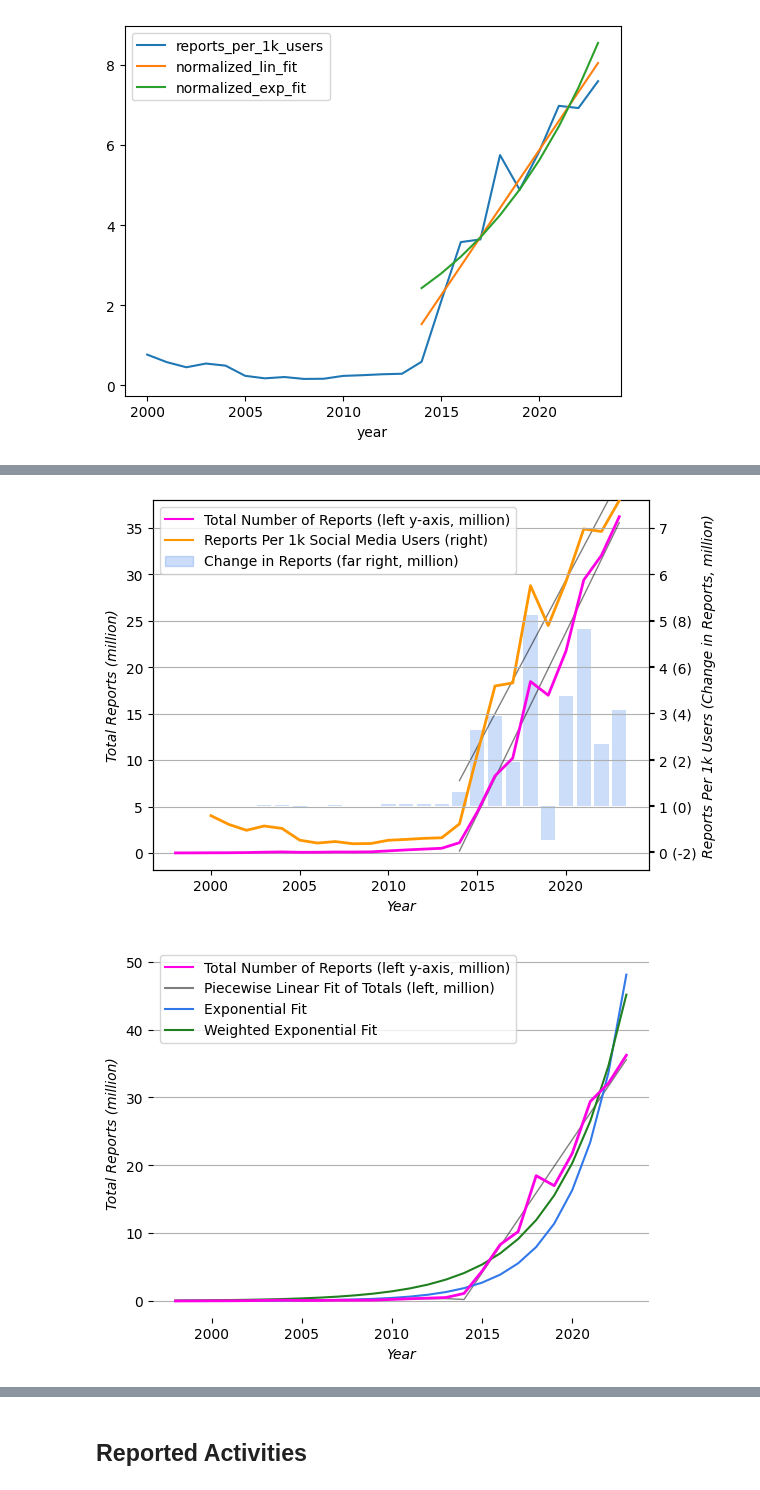
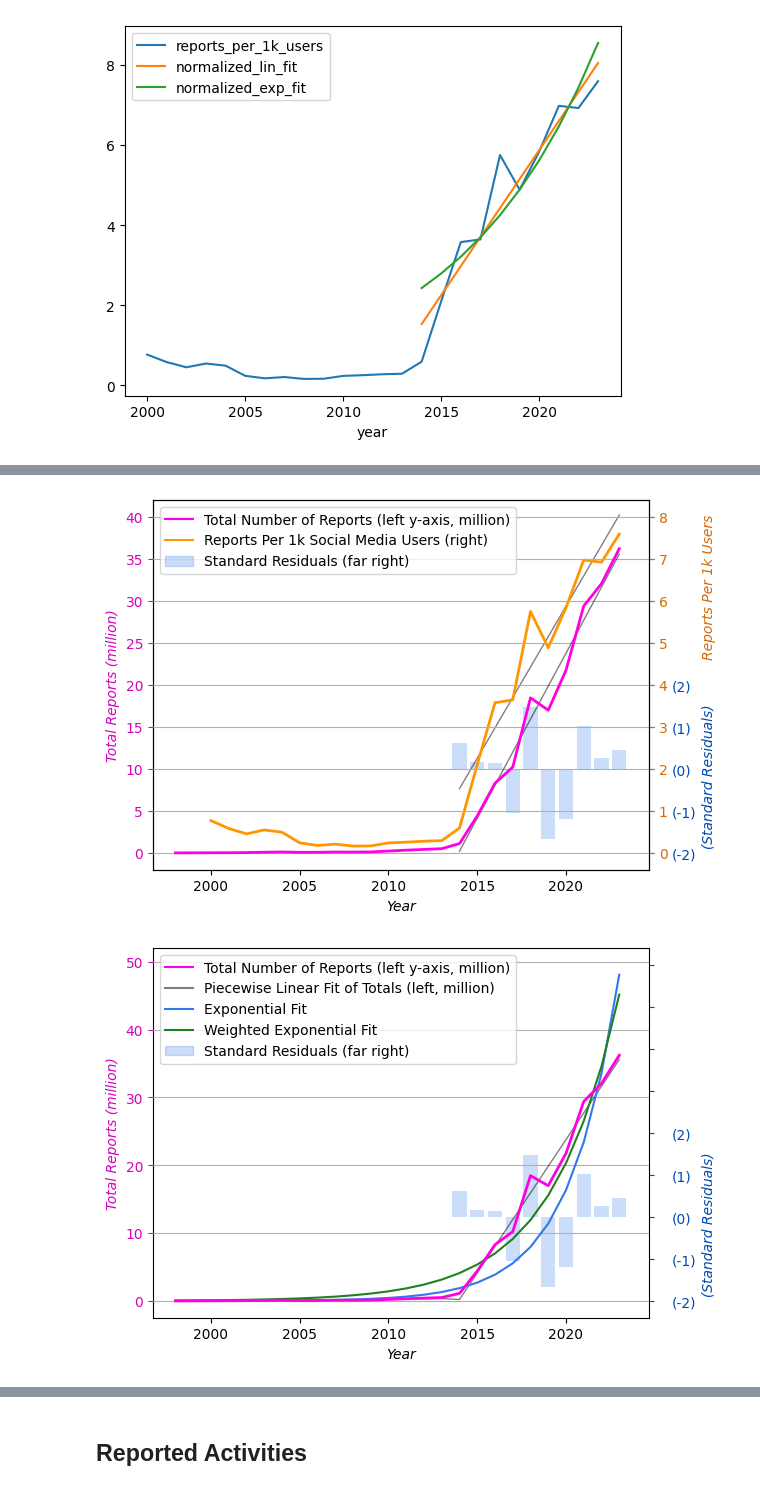
Before and after one commit to apparebit/diaphanous, a Jupyter notebook: analysis/reports.ipynb, the cells around one changed output, grey strips where cells are left out. Cells and saved outputs as stored; diff of their text form; code cells hidden in the pictures.

Commit message:
switch to standard residuals for differences and compute surveyed social media fraction of reports

```diff
--- a/analysis/reports.ipynb
+++ b/analysis/reports.ipynb
@@ -7,6 +7,7 @@ import matplotlib
 import matplotlib.pyplot as plt
 import matplotlib.lines as mlines
 import matplotlib.patches as mpatches
+import matplotlib.transforms as mtrans
 import numpy as np
 import pandas as pd
 from diaphanous import show
@@ -49,8 +50,10 @@ fit = flf = np.polyfit(part.index, part, 1)
 reports_per_year.loc[reports_per_year.index < 2014, 'fit'] = np.poly1d(fit)(part.index)
 
 part = reports_per_year.loc[reports_per_year.index >= 2014]['reports']
-fit = slf = np.polyfit(part.index, part, 1)
+linearfit = fit = slf = np.polyfit(part.index, part, 1)
 reports_per_year.loc[reports_per_year.index >= 2014, 'fit'] = np.poly1d(fit)(part.index)
+
+reports_per_year['residual'] = reports_per_year['reports'] - reports_per_year['fit']
 
 reports = reports_per_year['reports']
 log_reports = np.log(reports)
@@ -235,6 +241,12 @@ mean square error for fitting normalized report counts
 | exp | 0.772 | 2.147 |
 Normalizing by social media user identities re-establishes human scale: There are between 0 and 8 reports for every 1,000 social media user identities. Alas, the number of reports nonetheless has been ...
 [figure]
+# %%
+
+reports_per_year['std_residuals'] = (
+    pd.read_csv("../data/ocse-reports-std-residuals.csv")
+    .set_index("year")
+)
 # %%
 reports_and_best_fit = reports_per_year[['reports', 'fit', 'Δ']].rename(columns={
     'reports': 'Reports per Year',
@@ -355,20 +427,19 @@ fig.savefig('../figure/reports.svg', format='svg')
 fig, ax = plt.subplots()
 tmp = reports_per_year.copy()
 tmp.loc[tmp.index < 2014, 'fit'] = None
-tmp = tmp[['reports', 'fit', 'Δ', 'reports_per_1k_users', 'normalized_lin_fit']].rename(columns={
+tmp = tmp[['reports', 'fit', 'std_residuals', 'reports_per_1k_users', 'normalized_lin_fit']].rename(columns={
     'reports': 'Reports per Year',
     'fit': 'Piecewise Linear Fit',
-    'Δ': 'Yearly Change',
     'reports_per_1k_users': 'Reports Per 1k Users',
 })
-plot(ax, tmp)
+plot(fig, ax, tmp)
 fig.savefig('../figure/reports-plus.svg', format='svg', bbox_inches='tight')
 # %% [output]
-[figure, old version]
+[figure, new version]
 # %%
 fig, ax = plt.subplots()
-plot(ax, reports_and_all_fits)
+plot(fig, ax, reports_and_all_fits)
 # %% [output]
-[figure, old version]
+[figure, new version]
 # %%
 fig, ax = plt.subplots()
```
Also changed, not shown: parts of 4 cells of this notebook, 9 other files.
